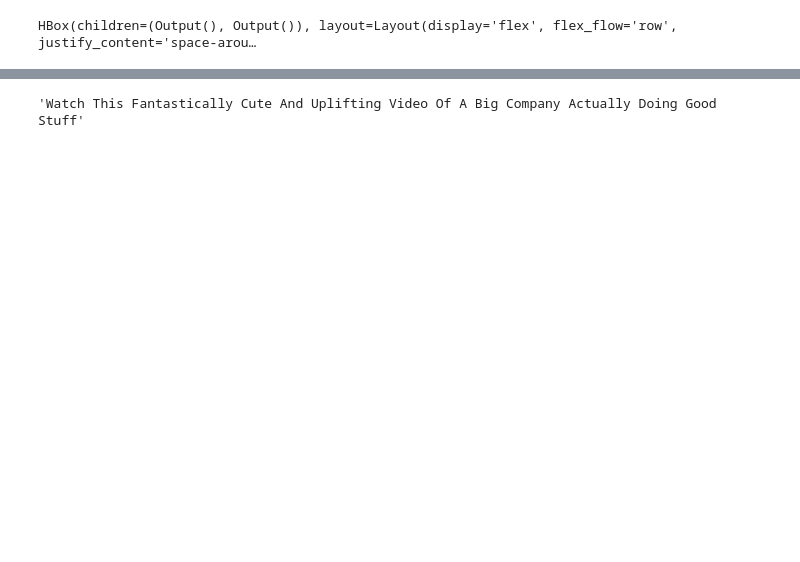
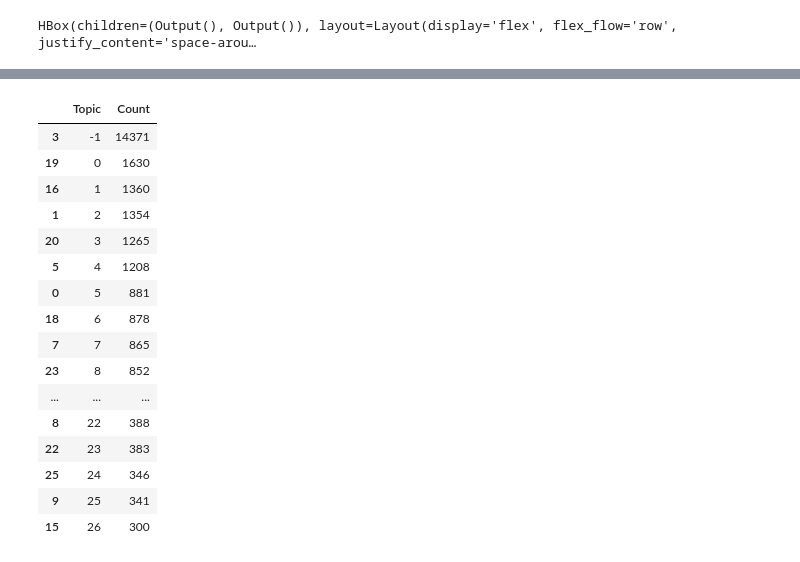
Before and after one commit to antschum/causal_headline_evaluator, a Jupyter notebook: 2023-01-TopicModelling-Meeting.ipynb, the cells around one changed output, grey strips where cells are left out. Drawn from its saved outputs; the diff is of its cells as text; code cells hidden in the pictures; blank space fills up the shorter version.

Commit message:
Topic modelling working

```diff
--- a/2023-01-TopicModelling-Meeting.ipynb
+++ b/2023-01-TopicModelling-Meeting.ipynb
@@ -476,15 +476,21 @@ from bertopic import BERTopic
 from sklearn.feature_extraction.text import CountVectorizer
 from hdbscan import HDBSCAN
 import spacy
+from umap import UMAP
 nlp = spacy.load('en_core_web_sm')
+#model
 model = SentenceTransformer('all-mpnet-base-v2')
+#reduce dimensionality
+umap_model = UMAP(n_neighbors=15, n_components=5, min_dist=0.0, metric='cosine')
+#Tokenize topics
 vectorizer_model = CountVectorizer(ngram_range=(1,2),
                                    stop_words=list(nlp.Defaults.stop_words))
-
+#cluster reducued embeddings
 cluster_model = HDBSCAN(min_cluster_size=300, min_samples=5, metric='euclidean', prediction_data = True)
 
 topic_model = BERTopic(embedding_model=model, language='English',
-                       verbose=True,calculate_probabilities=False,
+                       umap_model = umap_model,
+
                        vectorizer_model = vectorizer_model,
                        n_gram_range=(1,2), min_topic_size = 100,
                        hdbscan_model=cluster_model)
@@ -501,4 +499,3 @@ topic_model.visualize_barchart()
 # %%
-df.loc[63587,"headline"]
+topic_info = topic_model.get_document_info(df.headline)
+embeddings_topics =topic_model.topic_embeddings_
-# %% [output]
-'Watch This Fantastically Cute And Uplifting Video Of A Big Company Actually Doing Good Stuff'
@@ -504,0 +504,22 @@ df.loc[63587,"headline"]
+# %%
+#Some visualizations - top 8 most frequent topics
+topic_model.get_topic_freq().sort_values("Count",ascending=False)
+topic_model.visualize_barchart(top_n_topics=8)
+# %% [output]
+|  | Topic | Count |
+| 3 | -1 | 14371 |
+| 19 | 0 | 1630 |
+| 16 | 1 | 1360 |
+| 1 | 2 | 1354 |
+| 20 | 3 | 1265 |
+| 5 | 4 | 1208 |
+| 0 | 5 | 881 |
+| 18 | 6 | 878 |
+| 7 | 7 | 865 |
+| 23 | 8 | 852 |
+| ... | ... | ... |
+| 8 | 22 | 388 |
+| 22 | 23 | 383 |
+| 25 | 24 | 346 |
+| 9 | 25 | 341 |
+| 15 | 26 | 300 |
```
Also changed, not shown: parts of 23 cells of this notebook.
